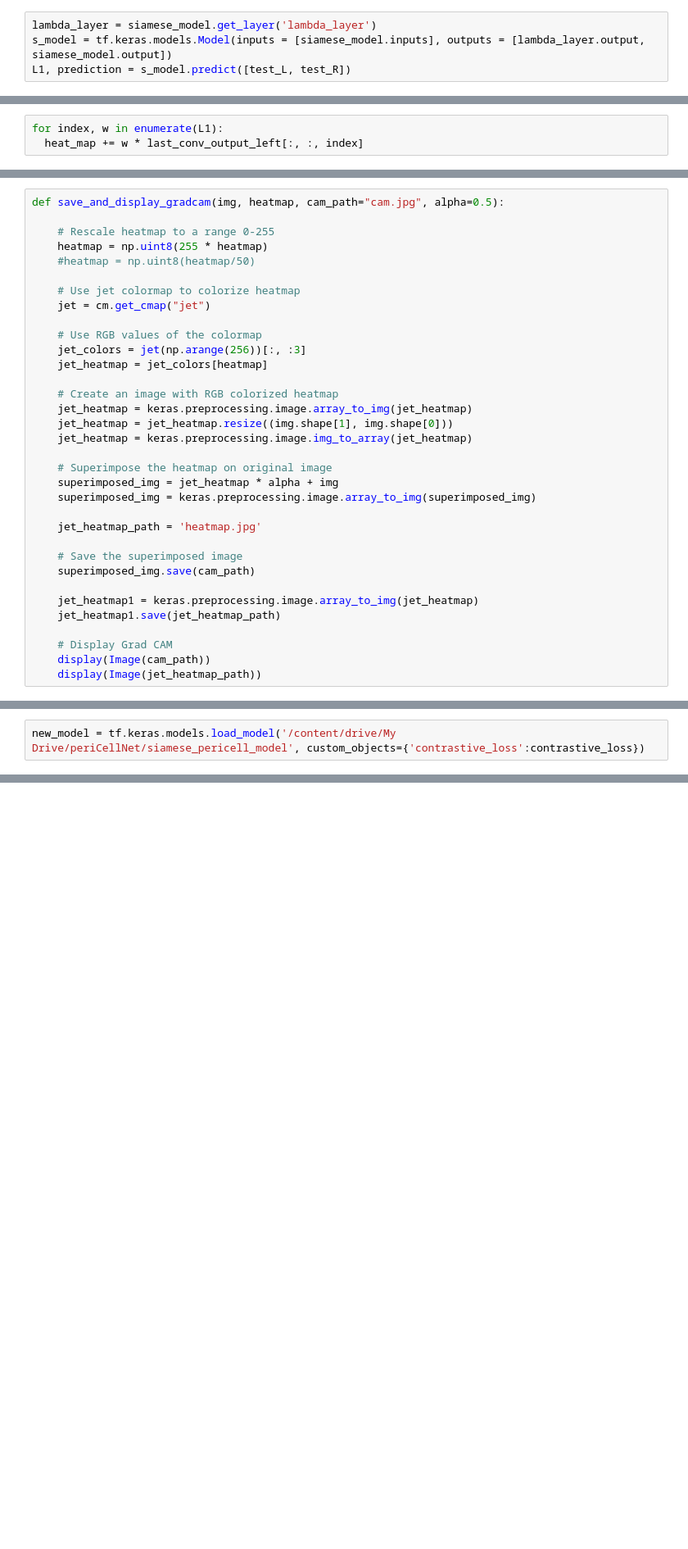
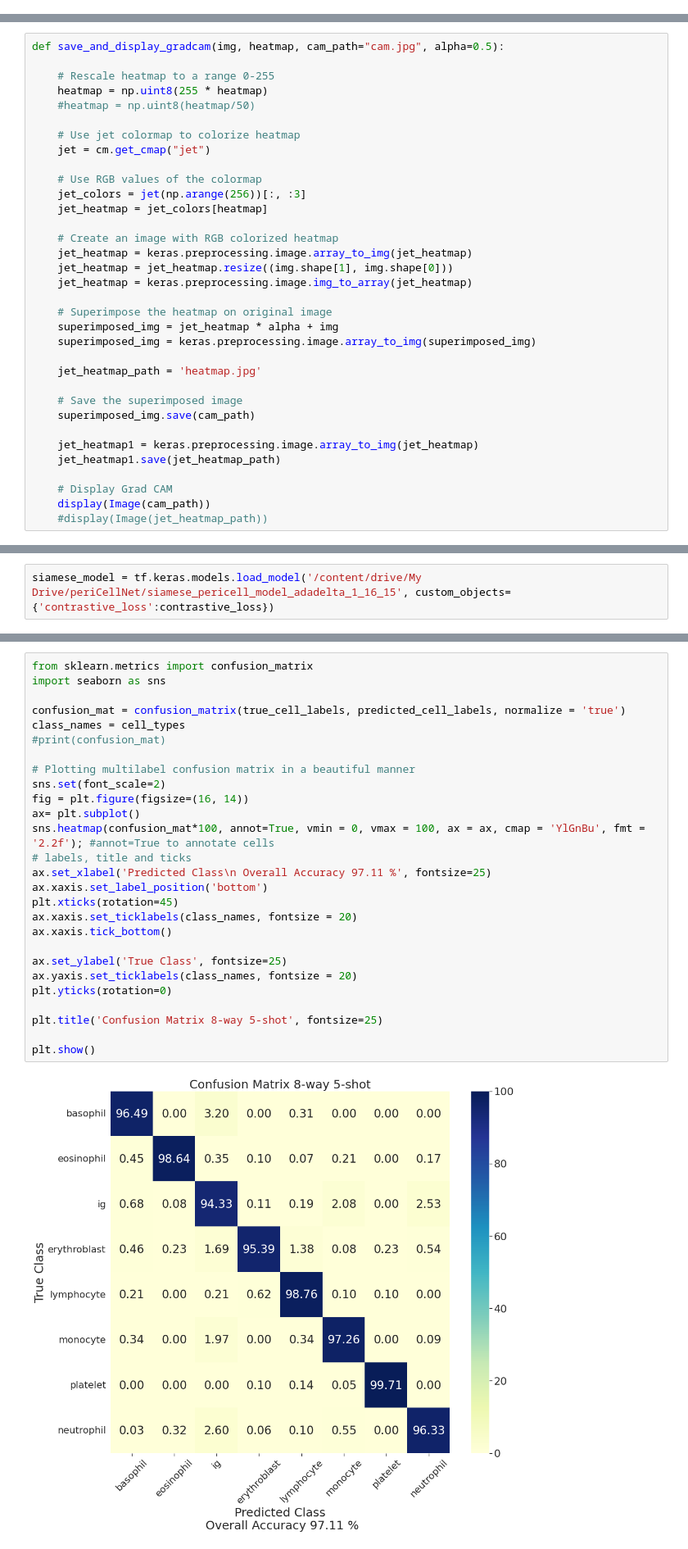
Before and after one commit to sutummala/periCellNet, a Jupyter notebook: periCellNet_Contrastive.ipynb, the cells around one changed output, grey strips where cells are left out. Shown at 82% size. Drawn from its saved outputs; the diff is of its cells as text; blank space fills up the shorter version.

```diff
--- a/periCellNet_Contrastive.ipynb
+++ b/periCellNet_Contrastive.ipynb
@@ -587,4 +484,0 @@ last_conv_output_right.shape
-# %%
-lambda_layer = siamese_model.get_layer('lambda_layer')
-s_model = tf.keras.models.Model(inputs = [siamese_model.inputs], outputs = [lambda_layer.output, siamese_model.output])
-L1, prediction = s_model.predict([test_L, test_R])
@@ -596,3 +484,0 @@ heat_map = np.zeros(last_conv_output_left.shape[0:2], dtype = np.float32)
-# %%
-for index, w in enumerate(L1):
-  heat_map += w * last_conv_output_left[:, :, index]
@@ -643,4 +515,4 @@ def save_and_display_gradcam(img, heatmap, cam_path="cam.jpg", alpha=0.5):
 
     # Display Grad CAM
     display(Image(cam_path))
-    display(Image(jet_heatmap_path))
+    #display(Image(jet_heatmap_path))
@@ -662,2 +522,2 @@ INFO:tensorflow:Assets written to: /content/drive/My Drive/periCellNet/siamese_p
 # %%
-new_model = tf.keras.models.load_model('/content/drive/My Drive/periCellNet/siamese_pericell_model', custom_objects={'contrastive_loss':contrastive_loss})
+siamese_model = tf.keras.models.load_model('/content/drive/My Drive/periCellNet/siamese_pericell_model_adadelta_1_16_15', custom_objects={'contrastive_loss':contrastive_loss})
@@ -663,0 +710,29 @@ new_model = tf.keras.models.load_model('/content/drive/My Drive/periCellNet/siam
+# %%
+from sklearn.metrics import confusion_matrix
+import seaborn as sns
+
+confusion_mat = confusion_matrix(true_cell_labels, predicted_cell_labels, normalize = 'true')
+class_names = cell_types
+#print(confusion_mat)
+
+# Plotting multilabel confusion matrix in a beautiful manner
+sns.set(font_scale=2)
+fig = plt.figure(figsize=(16, 14))
+ax= plt.subplot()
+sns.heatmap(confusion_mat*100, annot=True, vmin = 0, vmax = 100, ax = ax, cmap = 'YlGnBu', fmt = '2.2f'); #annot=True to annotate cells
+# labels, title and ticks
+ax.set_xlabel('Predicted Class\n Overall Accuracy 97.11 %', fontsize=25)
+ax.xaxis.set_label_position('bottom')
+plt.xticks(rotation=45)
+ax.xaxis.set_ticklabels(class_names, fontsize = 20)
+ax.xaxis.tick_bottom()
+
+ax.set_ylabel('True Class', fontsize=25)
+ax.yaxis.set_ticklabels(class_names, fontsize = 20)
+plt.yticks(rotation=0)
+
+plt.title('Confusion Matrix 8-way 5-shot', fontsize=25)
+
+plt.show()
+# %% [output]
+[figure, added]
```
Also changed, not shown: parts of 34 cells of this notebook.
